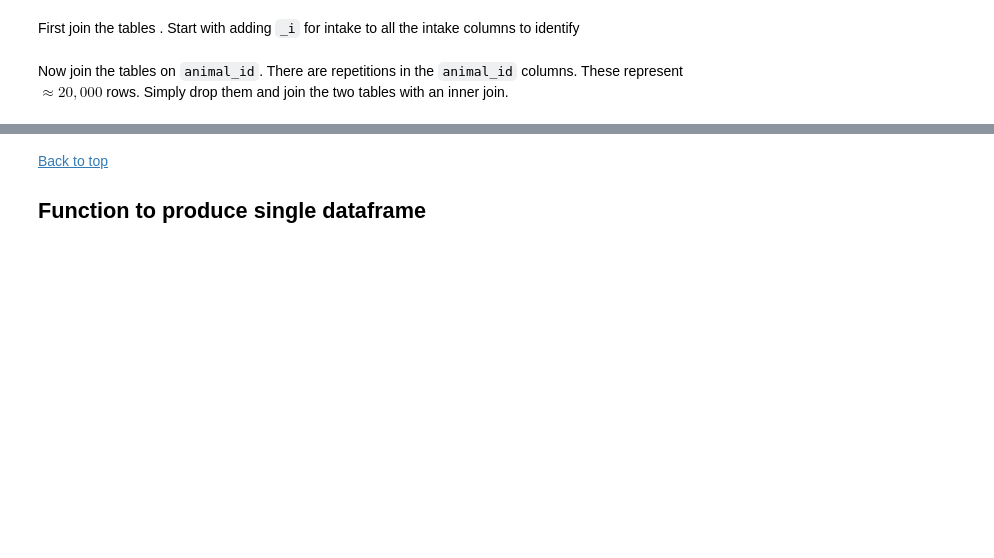
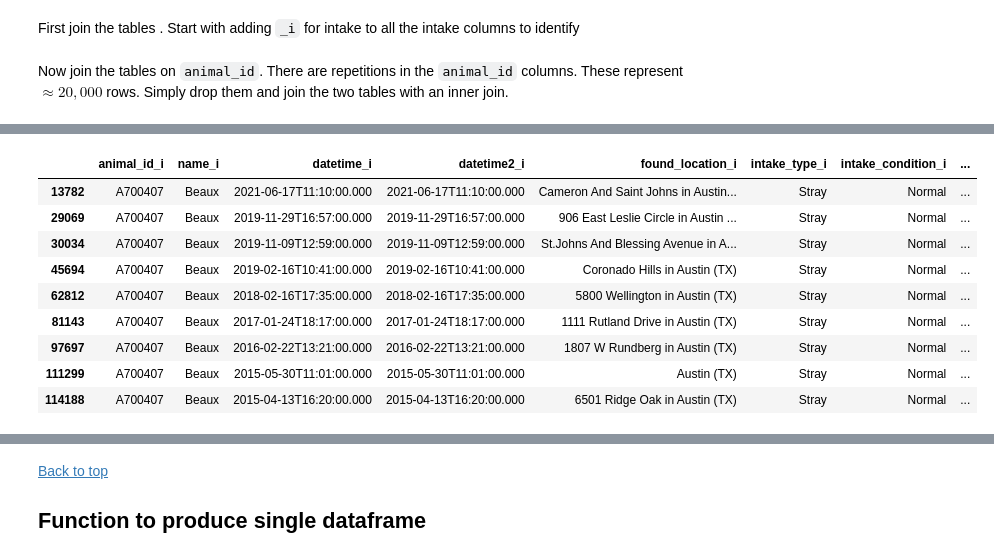
Before and after one commit to stephenfitzsimon/pet_adoption_project, a Jupyter notebook: wrangle_notes.ipynb, the cells around one changed output, grey strips where cells are left out. Cells and saved outputs as stored; diff of their text form; code cells hidden in the pictures; blank space fills up the shorter version.

```diff
--- a/wrangle_notes.ipynb
+++ b/wrangle_notes.ipynb
@@ -202,2 +217,15 @@ Name: animal_id_i, Length: 126391, dtype: int64
+# %%
+df_i[df_i['animal_id_i']=='A700407']
+# %% [output]
+|  | animal_id_i | name_i | datetime_i | datetime2_i | found_location_i | intake_type_i | intake_condition_i | ... |
+| 13782 | A700407 | Beaux | 2021-06-17T11:10:00.000 | 2021-06-17T11:10:00.000 | Cameron And Saint Johns in Austin... | Stray | Normal | ... |
+| 29069 | A700407 | Beaux | 2019-11-29T16:57:00.000 | 2019-11-29T16:57:00.000 | 906 East Leslie Circle in Austin ... | Stray | Normal | ... |
+| 30034 | A700407 | Beaux | 2019-11-09T12:59:00.000 | 2019-11-09T12:59:00.000 | St.Johns And Blessing Avenue in A... | Stray | Normal | ... |
+| 45694 | A700407 | Beaux | 2019-02-16T10:41:00.000 | 2019-02-16T10:41:00.000 | Coronado Hills in Austin (TX) | Stray | Normal | ... |
+| 62812 | A700407 | Beaux | 2018-02-16T17:35:00.000 | 2018-02-16T17:35:00.000 | 5800 Wellington in Austin (TX) | Stray | Normal | ... |
+| 81143 | A700407 | Beaux | 2017-01-24T18:17:00.000 | 2017-01-24T18:17:00.000 | 1111 Rutland Drive in Austin (TX) | Stray | Normal | ... |
+| 97697 | A700407 | Beaux | 2016-02-22T13:21:00.000 | 2016-02-22T13:21:00.000 | 1807 W Rundberg in Austin (TX) | Stray | Normal | ... |
+| 111299 | A700407 | Beaux | 2015-05-30T11:01:00.000 | 2015-05-30T11:01:00.000 | Austin (TX) | Stray | Normal | ... |
+| 114188 | A700407 | Beaux | 2015-04-13T16:20:00.000 | 2015-04-13T16:20:00.000 | 6501 Ridge Oak in Austin (TX) | Stray | Normal | ... |
 # %%
 df_o.animal_id.value_counts()
```
Also changed, not shown: parts of 43 cells of this notebook, 3 other files.
